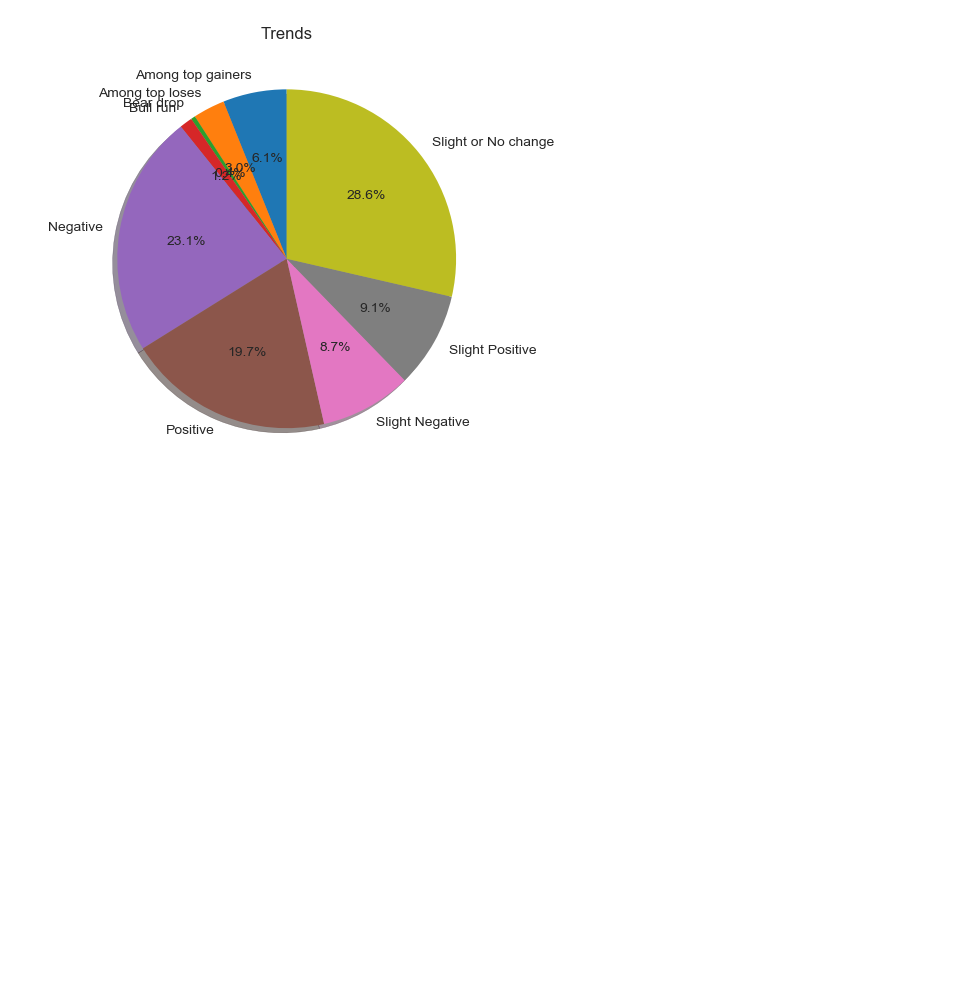
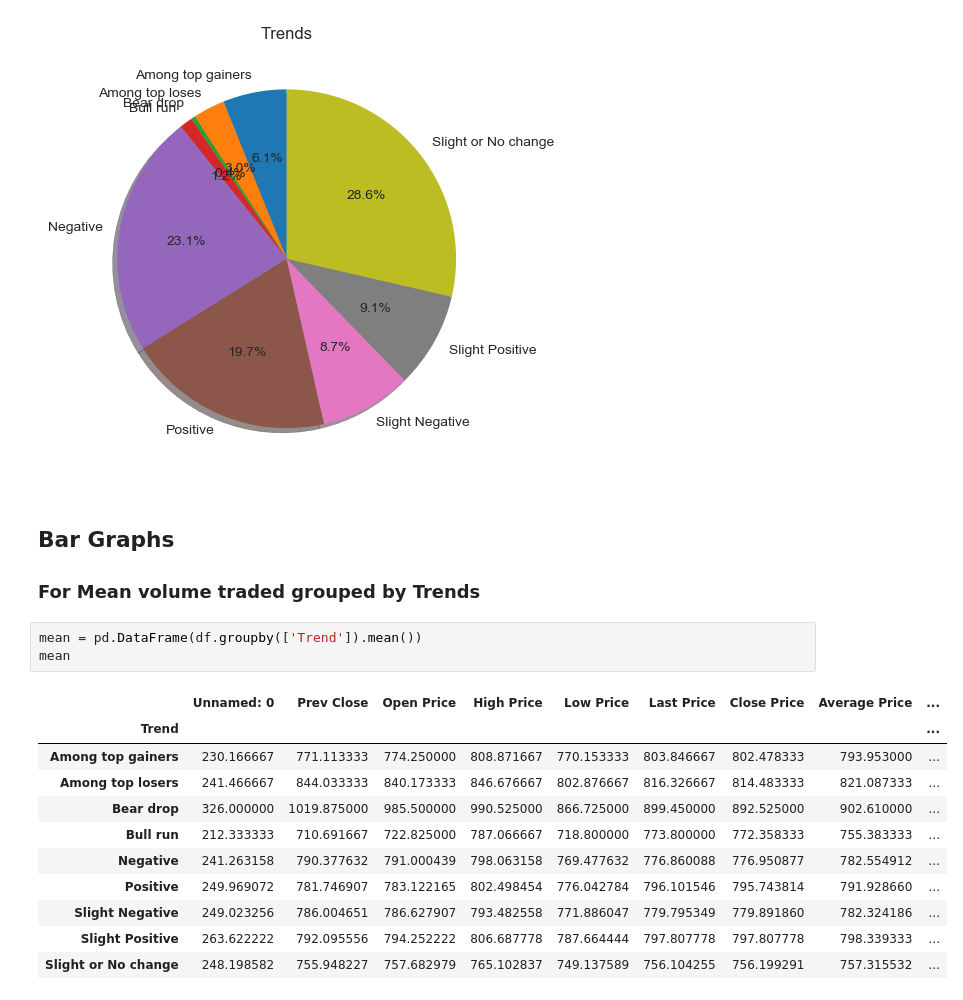
Before and after one commit to atkrish0/securitized-asset-analysis, a Jupyter notebook: 2 - Plotting in Financial Markets (Mindtree).ipynb, the cells around one changed output. Cells and saved outputs as stored; diff of their text form; blank space fills up the shorter version.

```diff
--- a/2 - Plotting in Financial Markets (Mindtree).ipynb
+++ b/2 - Plotting in Financial Markets (Mindtree).ipynb
@@ -137,3 +141,22 @@ plt.title('Trends')
 plt.show()
 # %% [output]
 [figure]
+# %% [markdown]
+## Bar Graphs
+
+### For Mean volume traded grouped by Trends
+# %%
+mean = pd.DataFrame(df.groupby(['Trend']).mean())
+mean
+# %% [output]
+|  | Unnamed: 0 | Prev Close | Open Price | High Price | Low Price | Last Price | Close Price | Average Price | ... |
+| Trend |  |  |  |  |  |  |  |  | ... |
+| Among top gainers | 230.166667 | 771.113333 | 774.250000 | 808.871667 | 770.153333 | 803.846667 | 802.478333 | 793.953000 | ... |
+| Among top losers | 241.466667 | 844.033333 | 840.173333 | 846.676667 | 802.876667 | 816.326667 | 814.483333 | 821.087333 | ... |
+| Bear drop | 326.000000 | 1019.875000 | 985.500000 | 990.525000 | 866.725000 | 899.450000 | 892.525000 | 902.610000 | ... |
+| Bull run | 212.333333 | 710.691667 | 722.825000 | 787.066667 | 718.800000 | 773.800000 | 772.358333 | 755.383333 | ... |
+| Negative | 241.263158 | 790.377632 | 791.000439 | 798.063158 | 769.477632 | 776.860088 | 776.950877 | 782.554912 | ... |
+| Positive | 249.969072 | 781.746907 | 783.122165 | 802.498454 | 776.042784 | 796.101546 | 795.743814 | 791.928660 | ... |
+| Slight Negative | 249.023256 | 786.004651 | 786.627907 | 793.482558 | 771.886047 | 779.795349 | 779.891860 | 782.324186 | ... |
+| Slight Positive | 263.622222 | 792.095556 | 794.252222 | 806.687778 | 787.664444 | 797.807778 | 797.807778 | 798.339333 | ... |
+| Slight or No change | 248.198582 | 755.948227 | 757.682979 | 765.102837 | 749.137589 | 756.104255 | 756.199291 | 757.315532 | ... |
```
Also changed, not shown: parts of 10 cells of this notebook.
